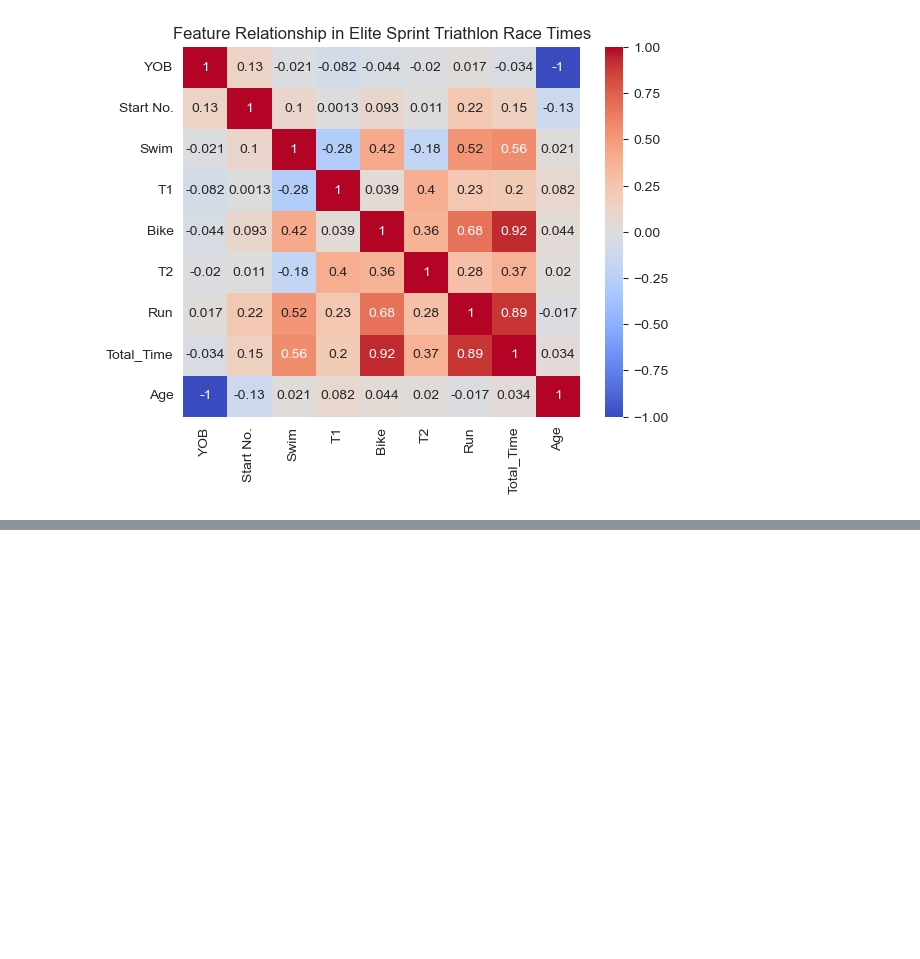
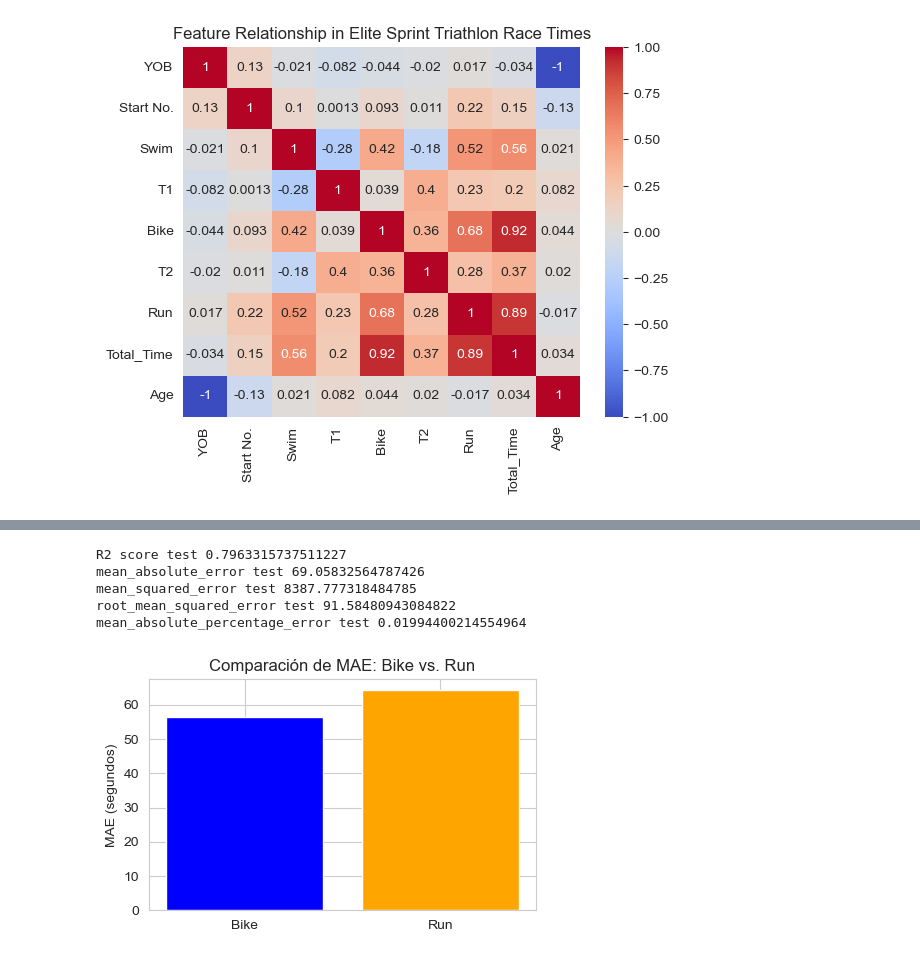
Before and after one commit to ndjo-byte/Sprint_Triathlon_EDA, a Jupyter notebook: exploration/analysis.ipynb, the cells around one changed output, grey strips where cells are left out. Cells and saved outputs as stored; diff of their text form; code cells hidden in the pictures; blank space fills up the shorter version.

```diff
--- a/exploration/analysis.ipynb
+++ b/exploration/analysis.ipynb
@@ -484,0 +522,22 @@ Text(0.5, 1.0, 'Feature Relationship in Elite Sprint Triathlon Race Times')
+# %%
+print("R2 score test", r2_score(y_test, result_pred))
+print("mean_absolute_error test", mean_absolute_error(y_test, result_pred))
+print("mean_squared_error test", mean_squared_error(y_test, result_pred))
+print("root_mean_squared_error test", mean_squared_error(y_test, result_pred) ** (1/2))
+print("mean_absolute_percentage_error test", mean_absolute_percentage_error(y_test, result_pred))
+# %% [output]
+R2 score test 0.7963315737511227
+mean_absolute_error test 69.05832564787426
+mean_squared_error test 8387.777318484785
+root_mean_squared_error test 91.58480943084822
+mean_absolute_percentage_error test 0.01994400214554964
+# %%
+mae_comparison = [56.53, 64.28]
+variables = ['Bike', 'Run']
+plt.figure(figsize=(5,3))
+plt.bar(variables, mae_comparison, color=['blue', 'orange'])
+plt.title('Comparación de MAE: Bike vs. Run')
+plt.ylabel('MAE (segundos)')
+plt.show()
+# %% [output]
+[figure, added]
```
Also changed, not shown: parts of 7 cells of this notebook, 1 other file.
